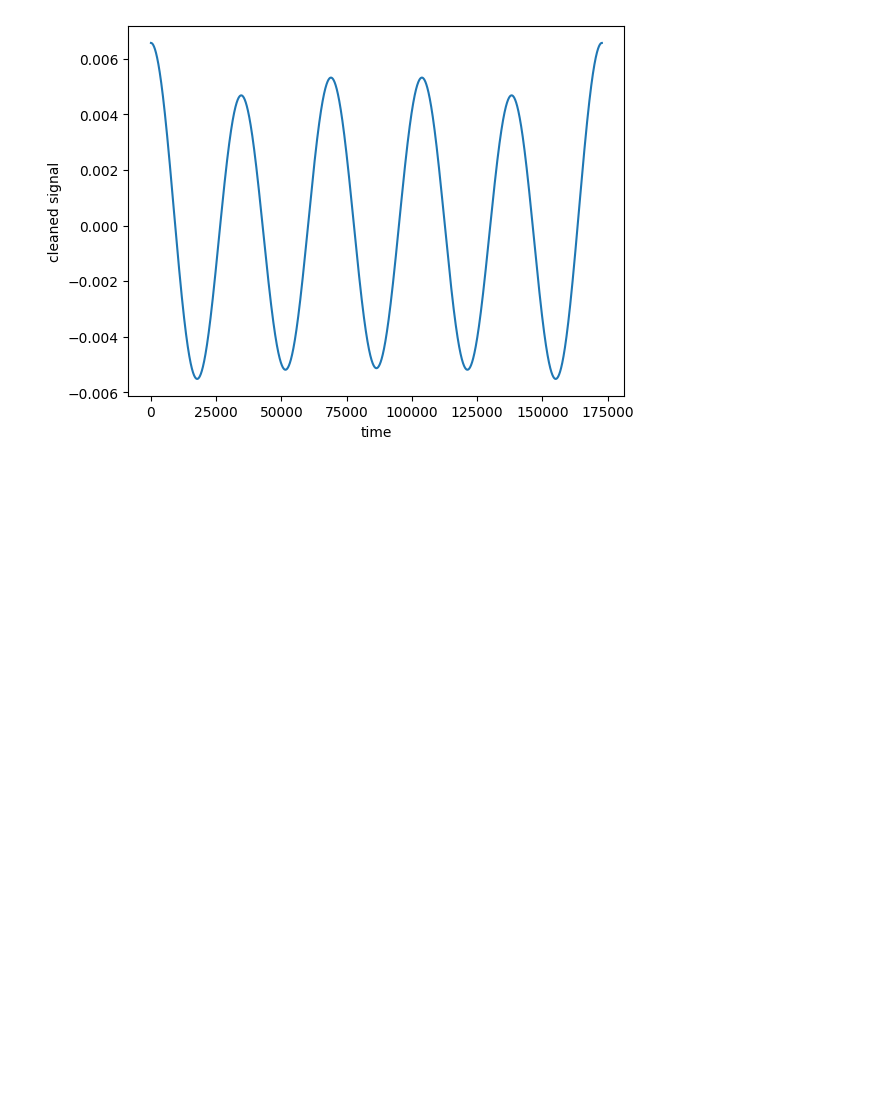
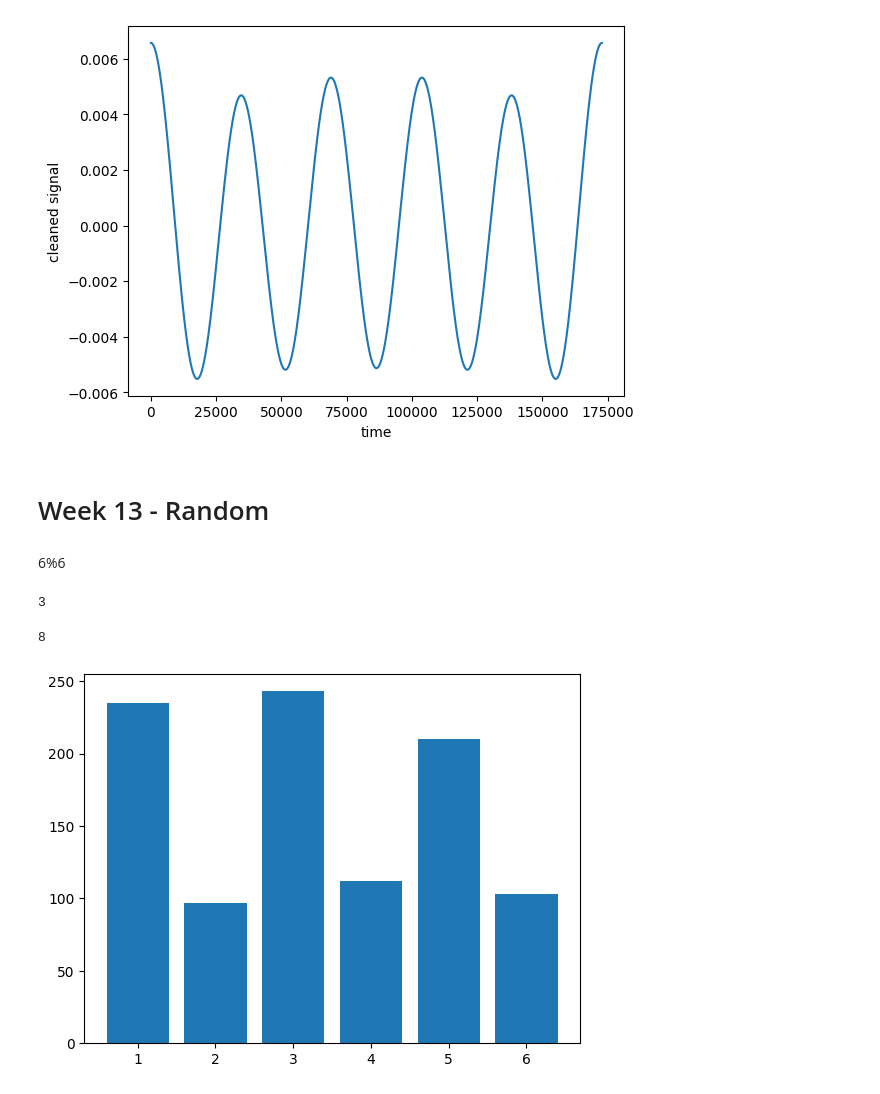
Before and after one commit to andrew-koren/cautious-adventure, a Jupyter notebook: my stuff/FS24/PHY 415/activites.ipynb, the cells around one changed output. Cells and saved outputs as stored; diff of their text form; code cells hidden in the pictures; blank space fills up the shorter version.

```diff
--- a/my stuff/FS24/PHY 415/activites.ipynb
+++ b/my stuff/FS24/PHY 415/activites.ipynb
@@ -1936,3 +1936,35 @@ sns.lineplot(data = obs1, x='time', y='cleaned signal')
 # %% [output]
 <Axes: xlabel='time', ylabel='cleaned signal'>
 [figure]
+# %% [markdown]
+# Week 13 - Random
+# %% [markdown]
+6%6
+# %%
+9%6
+# %% [output]
+3
+# %%
+np.random.randint(8, 9)
+# %% [output]
+8
+# %%
+import numpy as np
+import matplotlib.pyplot as plt
+
+np.random.seed(1)
+
+def weighted_die():
+    i = np.random.randint(1, 10)
+    if i < 7:
+        return i
+    else:
+        return i%6*2-1
+
+a = [0, 0, 0, 0, 0, 0]
+for roll in range(1000):
+    a[weighted_die()-1] += 1
+
+plt.bar([1,2,3,4,5,6], a);
+# %% [output]
+[figure, added]
```
Also changed, not shown: parts of 7 cells of this notebook, 9 other files.
